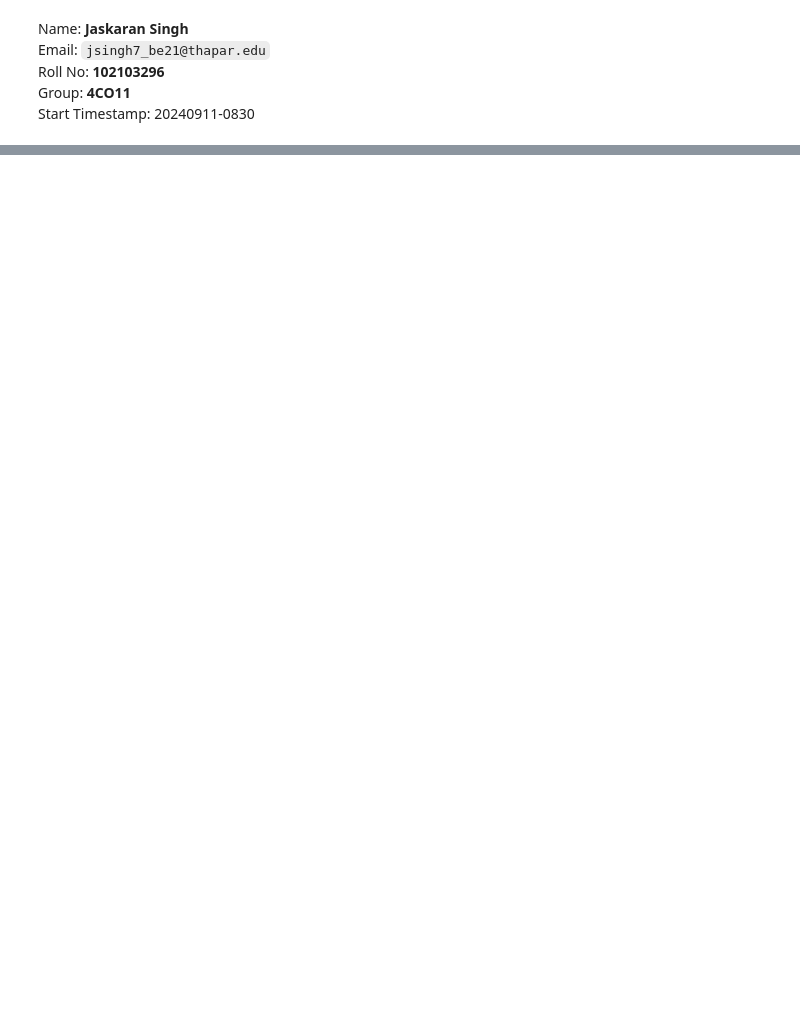
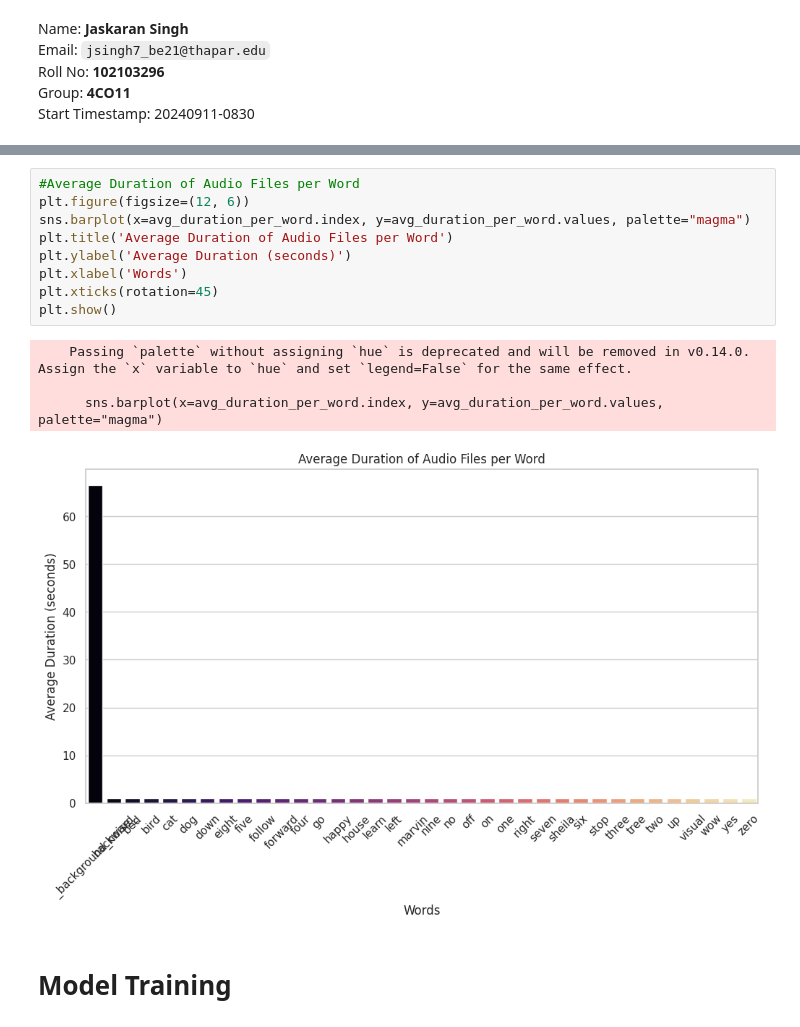
Before and after one commit to jaskaran2002/102103296-SESS_LE1, a Jupyter notebook: 102103296_JaskaranSingh.ipynb, the cells around one changed output, grey strips where cells are left out. Cells and saved outputs as stored; diff of their text form; blank space fills up the shorter version.

```diff
--- a/102103296_JaskaranSingh.ipynb
+++ b/102103296_JaskaranSingh.ipynb
@@ -44,0 +204,16 @@ y_hat.size()
+# %%
+#Average Duration of Audio Files per Word
+plt.figure(figsize=(12, 6))
+sns.barplot(x=avg_duration_per_word.index, y=avg_duration_per_word.values, palette="magma")
+plt.title('Average Duration of Audio Files per Word')
+plt.ylabel('Average Duration (seconds)')
+plt.xlabel('Words')
+plt.xticks(rotation=45)
+plt.show()
+# %% [output]
+    Passing `palette` without assigning `hue` is deprecated and will be removed in v0.14.0. Assign the `x` variable to `hue` and set `legend=False` for the same effect.
+
+      sns.barplot(x=avg_duration_per_word.index, y=avg_duration_per_word.values, palette="magma")
+[figure, added]
+# %% [markdown]
+# Model Training
```
Also changed, not shown: parts of 37 cells of this notebook.
